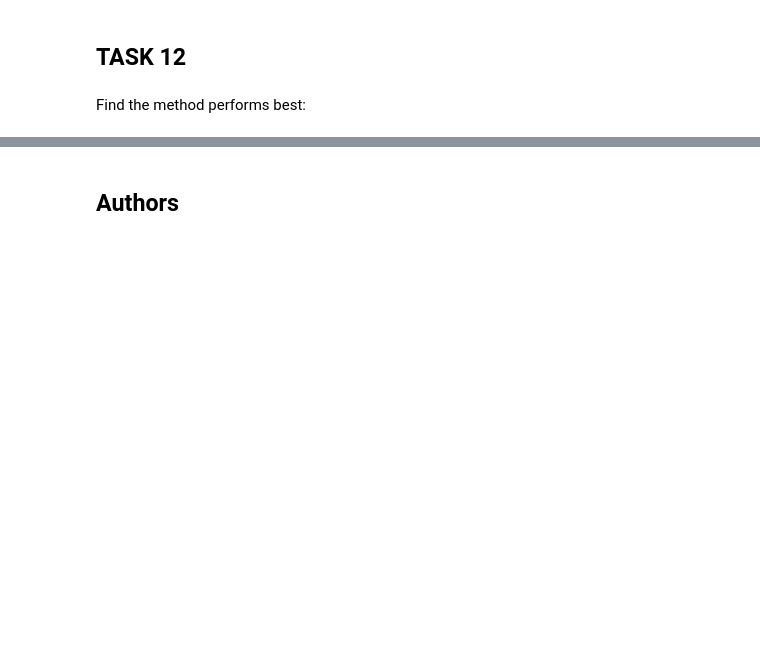
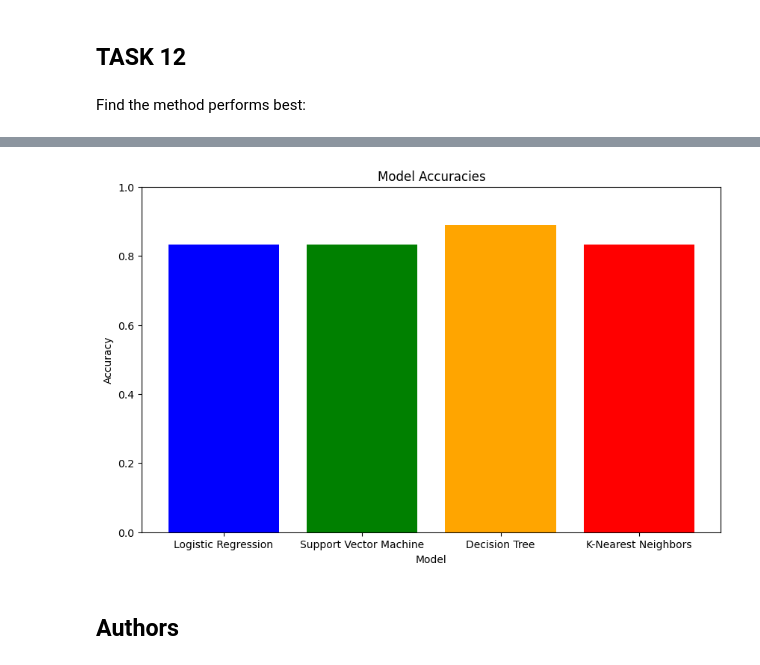
Before and after one commit to anghosh/DataSciecne, a Jupyter notebook: SpaceX_Machine Learning Prediction_Part_5.ipynb, the cells around one changed output, grey strips where cells are left out. Saved outputs shown, nothing was run; the diff lists cells and outputs as text; code cells hidden in the pictures; blank space fills up the shorter version.

```diff
--- a/SpaceX_Machine Learning Prediction_Part_5.ipynb
+++ b/SpaceX_Machine Learning Prediction_Part_5.ipynb
@@ -402,3 +394,24 @@ Best model: Logistic Regression with an accuracy of 0.8333333333333334
+# %%
+import matplotlib.pyplot as plt
+
+# Data
+accuracies = {
+    'Logistic Regression': accuracy_logreg,
+    'Support Vector Machine': accuracy_svm,
+    'Decision Tree': accuracy_tree,
+    'K-Nearest Neighbors': accuracy_knn
+}
+
+# Plot
+plt.figure(figsize=(10, 6))
+plt.bar(accuracies.keys(), accuracies.values(), color=['blue', 'green', 'orange', 'red'])
+plt.xlabel('Model')
+plt.ylabel('Accuracy')
+plt.title('Model Accuracies')
+plt.ylim(0, 1)  # Adjust the y-axis to the range [0, 1]
+plt.show()
+# %% [output]
+[figure, added]
 # %% [markdown]
 ## Authors
 # %% [markdown]
```
Also changed, not shown: parts of 6 cells of this notebook.
